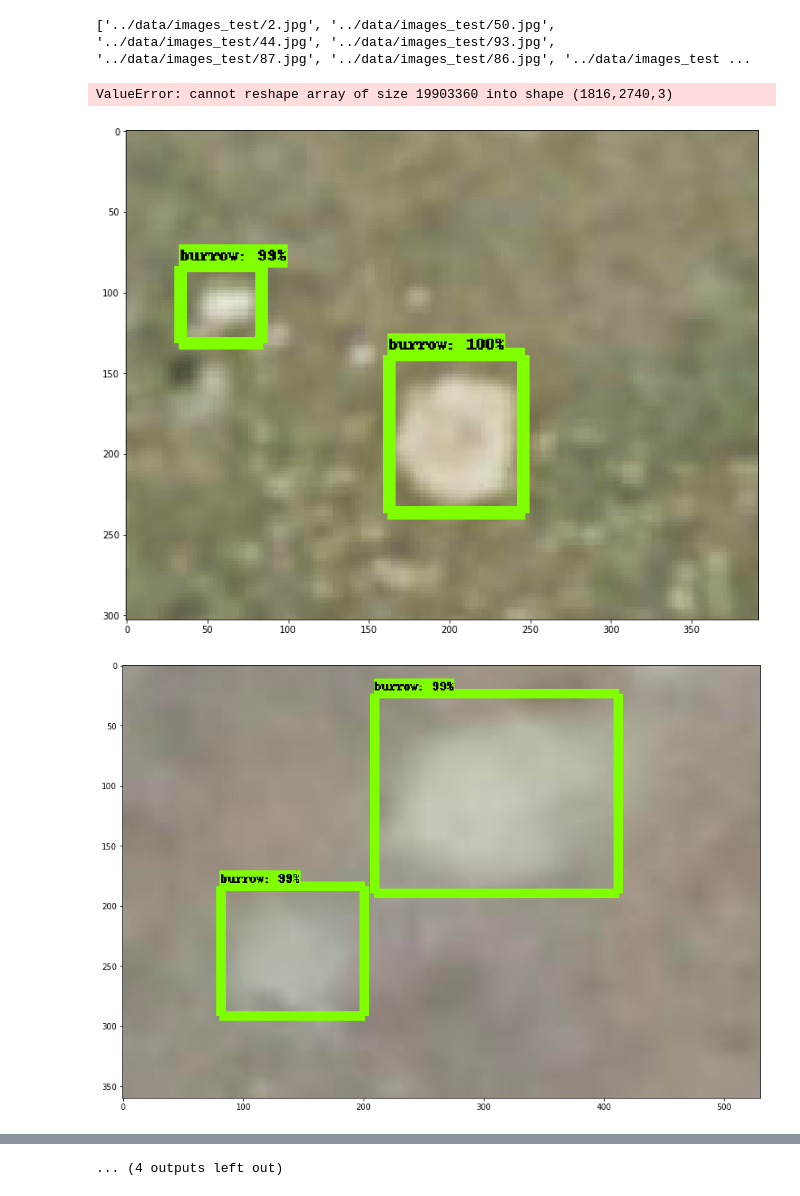
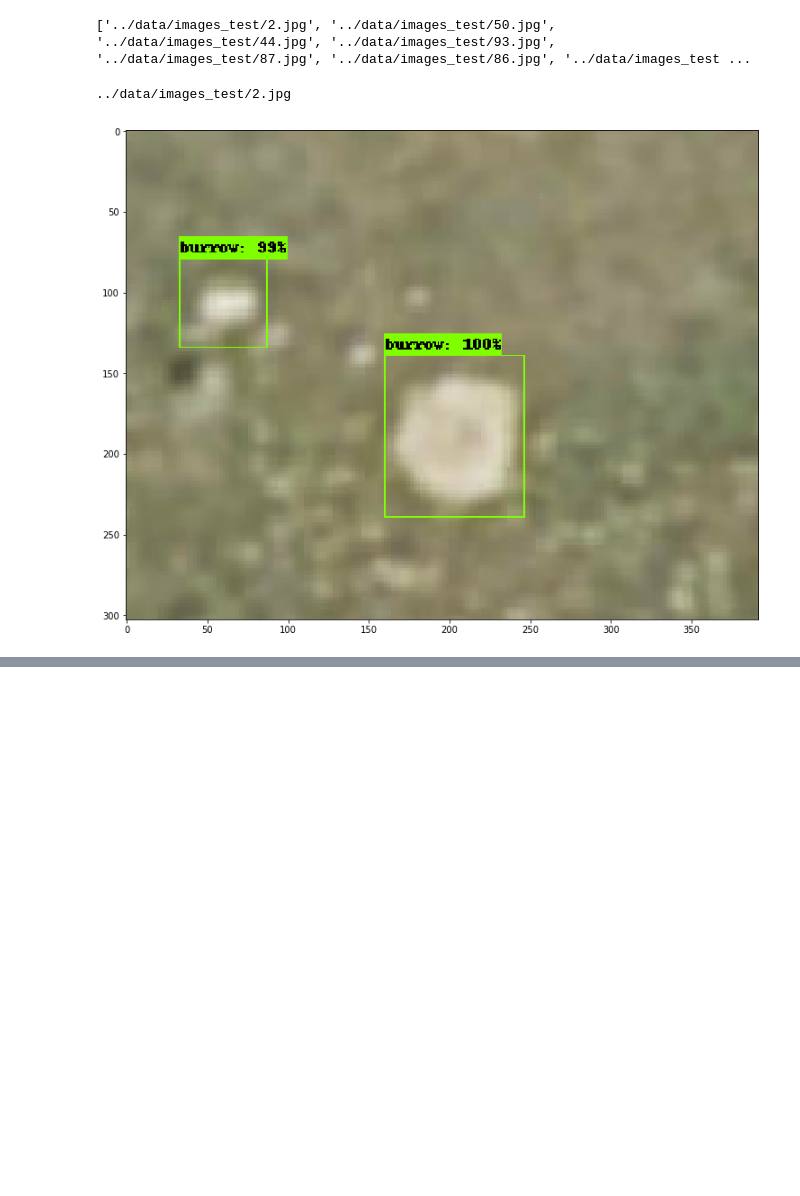
Before and after one commit to rc1208/prairie-burrow-distribution-using-AI, a Jupyter notebook: object_detection/prarie-burrow-notebook-results.ipynb, the cells around one changed output, grey strips where cells are left out. Saved outputs shown, nothing was run; the diff lists cells and outputs as text; code cells hidden in the pictures; blank space fills up the shorter version.

Commit message:
IOU image logic figured out

```diff
--- a/object_detection/prarie-burrow-notebook-results.ipynb
+++ b/object_detection/prarie-burrow-notebook-results.ipynb
@@ -147,30 +151,37 @@ def run_inference_for_single_image(image, graph):
         output_dict['detection_masks'] = output_dict['detection_masks'][0]
   return output_dict
 # %%
-for image_path in TEST_IMAGE_PATHS:
+for image_path in TEST_IMAGE_PATHS[:1]:
+  print(image_path)
   image = Image.open(image_path)
   # the array based representation of the image will be used later in order to prepare the
   # result image with boxes and labels on it.
   image_np = load_image_into_numpy_array(image)
   # Expand dimensions since the model expects images to have shape: [1, None, None, 3]
   image_np_expanded = np.expand_dims(image_np, axis=0)
   # Actual detection.
   output_dict = run_inference_for_single_image(image_np_expanded, detection_graph)
+  a = output_dict['detection_boxes']
+  #print("shape of image=", image_np.shape)
+  #print(output_dict['detection_boxes'])
+  b = output_dict['detection_scores']
+  #print([category_index.get(i)['name'] for i in output_dict['detection_classes']])
+  #print(output_dict['detection_scores'])
   # Visualization of the results of a detection.
   vis_util.visualize_boxes_and_labels_on_image_array(
       image_np,
       output_dict['detection_boxes'],
       output_dict['detection_classes'],
       output_dict['detection_scores'],
       category_index,
       instance_masks=output_dict.get('detection_masks'),
-      use_normalized_coordinates=True,
-      line_thickness=8)
+      use_normalized_coordinates=True, groundtruth_box_visualization_color='red',
+      line_thickness=1)
   plt.figure(figsize=IMAGE_SIZE)
   plt.imshow(image_np)
+  plt.show()
 
 plt.close('all')
 # %% [output]
-ValueError: cannot reshape array of size 19903360 into shape (1816,2740,3)
+../data/images_test/2.jpg
-[figure, old version]
+[figure, new version]
-[figure, removed]
@@ -186 +187,0 @@ ValueError: cannot reshape array of size 19903360 into shape (1816,2740,3)
-... (4 outputs left out)
```
Also changed, not shown: parts of 13 cells of this notebook, 2 other files.
